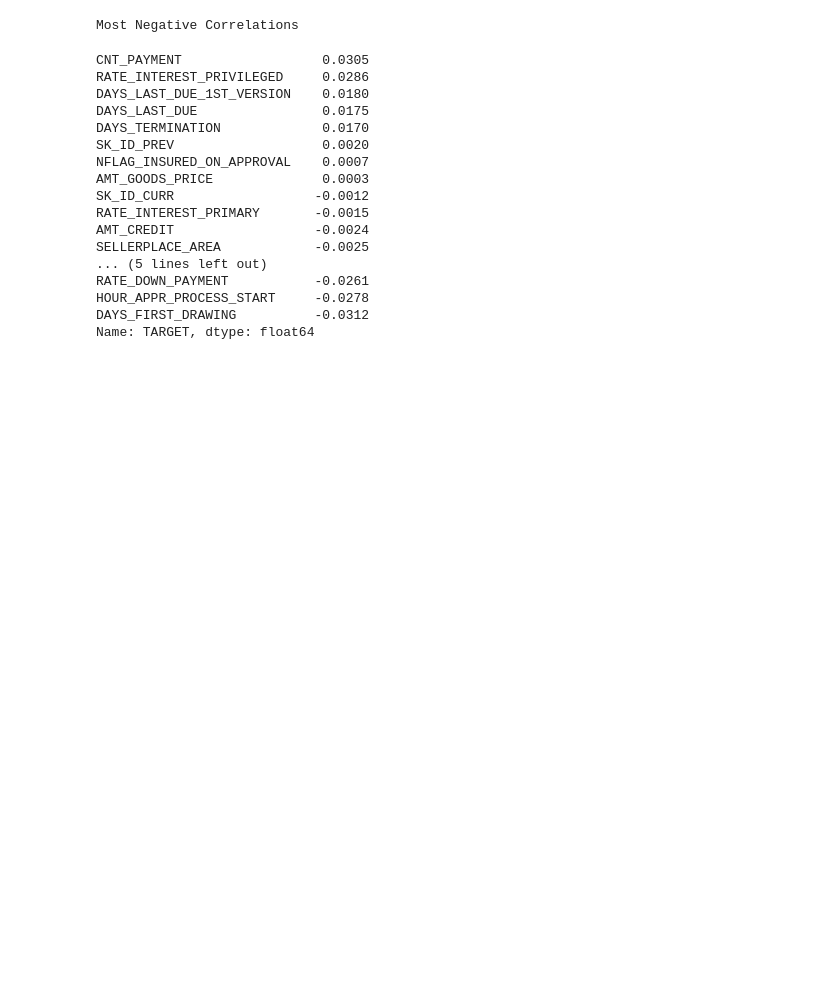
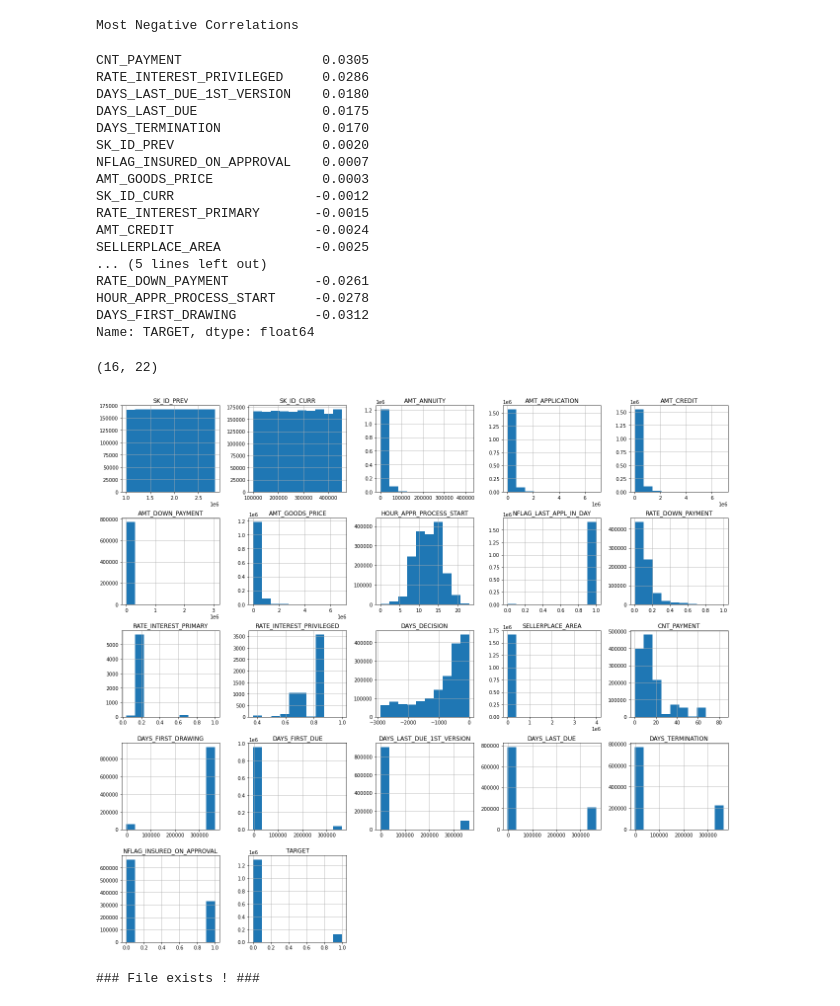
Before and after one commit to amithsbhat/Capstone-Home-Credit-Default-Risk, a Jupyter notebook: eda-home-credit-default-risk.ipynb, the cells around one changed output. Saved outputs shown, nothing was run; the diff lists cells and outputs as text; code cells hidden in the pictures; blank space fills up the shorter version.

```diff
--- a/eda-home-credit-default-risk.ipynb
+++ b/eda-home-credit-default-risk.ipynb
@@ -72,7 +72,7 @@ def group_and_merge(df_to_agg, df_to_merge, prefix, aggregations, aggregate_by=
 # %%
 def get_features_of_type(df, is_categorical = True):
 
-    return [col for col in list(df.columns) if df[col].dtype == 'category'] if is_categorical else [col for col in list(df.columns) if df[col].dtype != 'object']
+    return [col for col in list(df.columns) if df[col].dtype == 'category'] if is_categorical else [col for col in list(df.columns) if df[col].dtype != 'category']
 # %%
 def save_file(df, file_name, as_csv = True):
     file_name = file_name or next(tempfile._get_candidate_names())
@@ -1000,3 +1000,15 @@ RATE_DOWN_PAYMENT           -0.0261
 HOUR_APPR_PROCESS_START     -0.0278
 DAYS_FIRST_DRAWING          -0.0312
 Name: TARGET, dtype: float64
+# %%
+cat_cols = get_features_of_type(df_previous_application_target)
+num_cols = get_features_of_type(df_previous_application_target, is_categorical=False)
+# %%
+len(cat_cols), len(num_cols)
+# %% [output]
+(16, 22)
+# %%
+df_previous_application_target[num_cols].hist(figsize = (22, 20) ) #figsize = (22, 20)
+plt.show()
+# %% [output]
+[figure, added]
@@ -1002,0 +1021,4 @@ Name: TARGET, dtype: float64
+# %%
+save_file(df_previous_application, 'previous_application')
+# %% [output]
+### File exists ! ###
```
Also changed, not shown: parts of 4 cells of this notebook.
